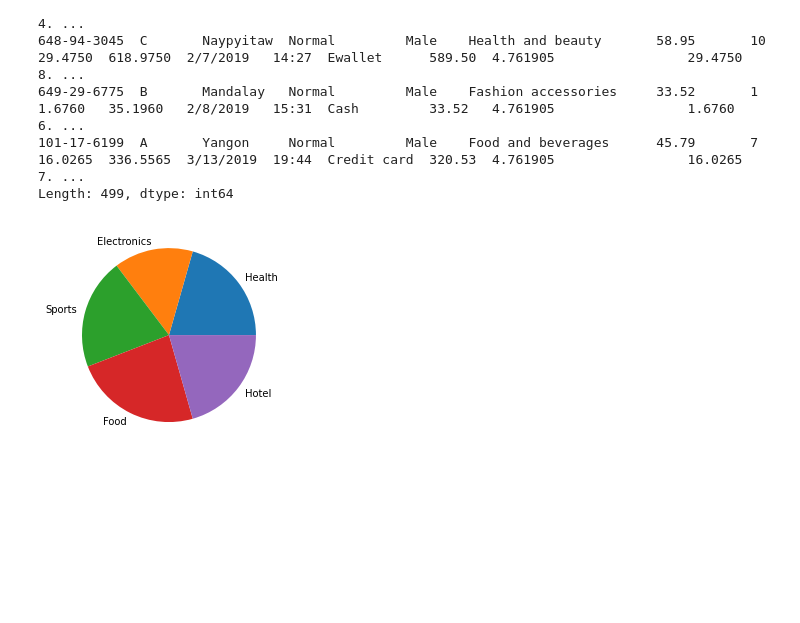
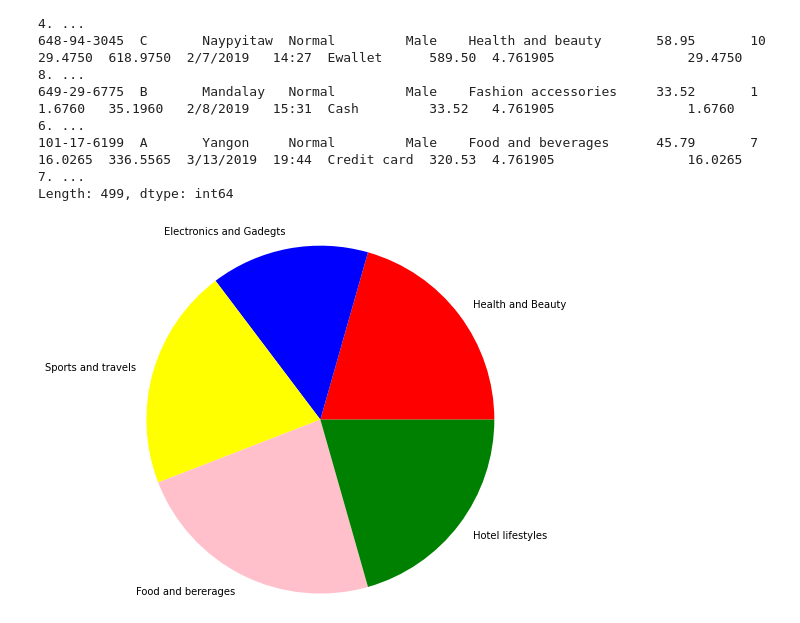
Before and after one commit to BhargavAniketh2626/MachineLearning, a Jupyter notebook: Machine_Learning_practical_1.ipynb, the cells around one changed output. Drawn from its saved outputs; the diff is of its cells as text; code cells hidden in the pictures; blank space fills up the shorter version.

```diff
--- a/Machine_Learning_practical_1.ipynb
+++ b/Machine_Learning_practical_1.ipynb
@@ -89,7 +113,7 @@ Invoice ID   Branch  City       Customer type  Gender  Product line            U
 101-17-6199  A       Yangon     Normal         Male    Food and beverages      45.79       7         16.0265  336.5565  3/13/2019  19:44  Credit card  320.53  4.761905                 16.0265       7. ...
 Length: 499, dtype: int64
 # %%
-plt.pie(df['Quantity'].head(5), labels=['Health', 'Electronics', 'Sports', 'Food', 'Hotel'])
+plt.pie(df['Quantity'].head(), labels=['Health and Beauty', 'Electronics and Gadegts', 'Sports and travels', 'Food and bererages', 'Hotel lifestyles'], radius=2, colors=['red', 'blue', 'yellow', 'pink', 'green'])
 plt.show()
 # %% [output]
-[figure, old version]
+[figure, new version]
```
Also changed, not shown: parts of 7 cells of this notebook.
